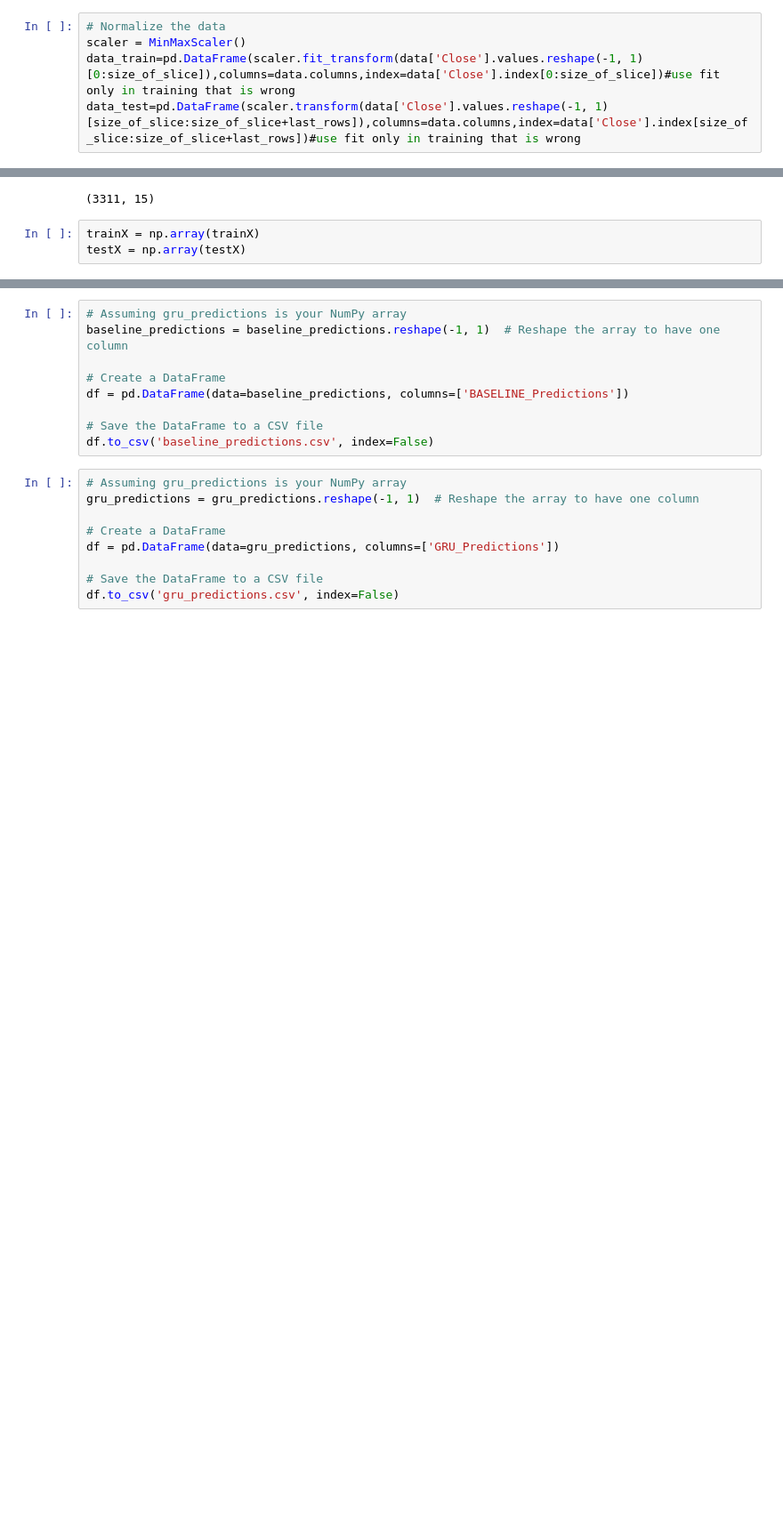
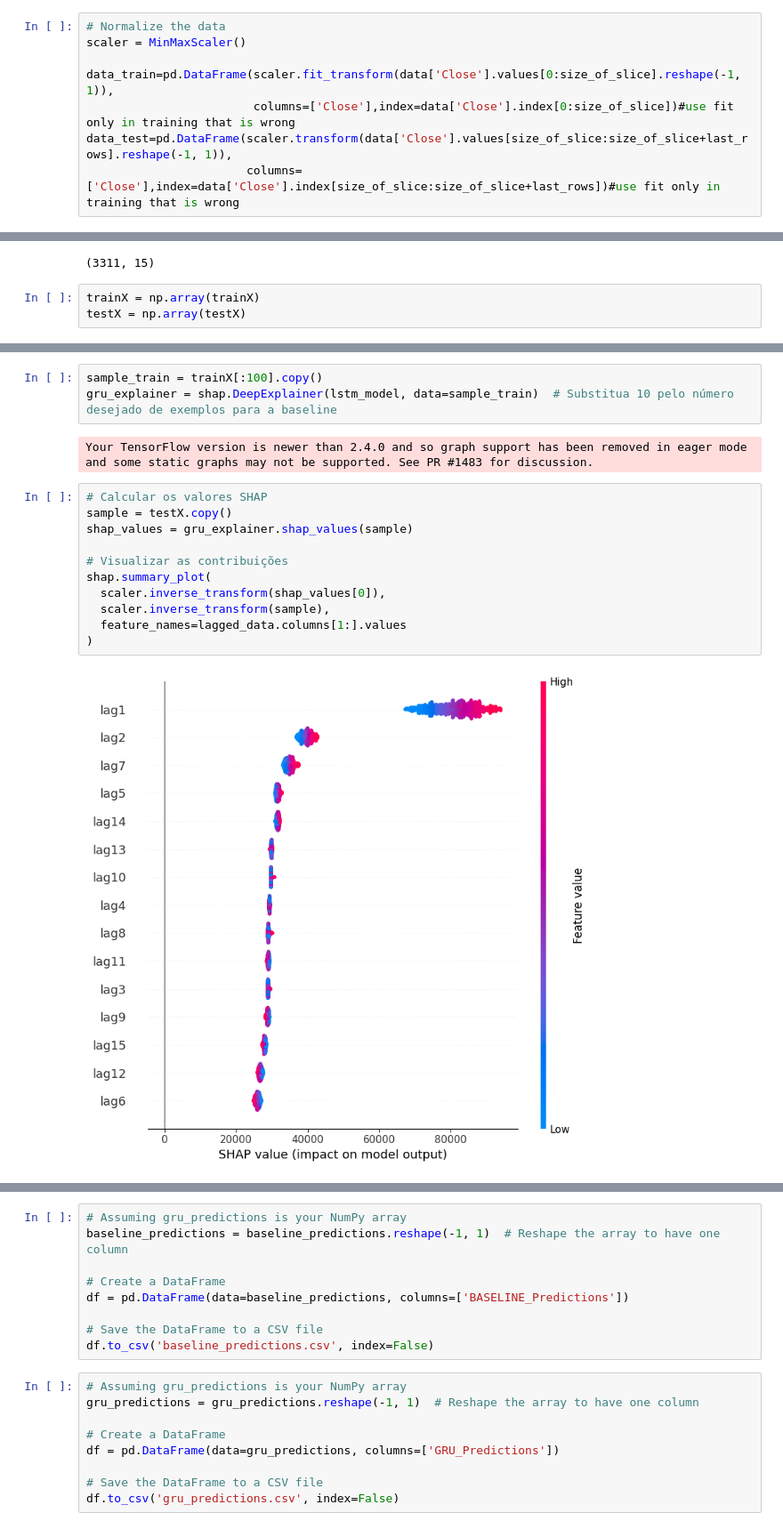
Before and after one commit to marreapato/Forecasting-BVSP-Deep-Learning, a Jupyter notebook: Baseline_Com_15Lags.ipynb, the cells around one changed output, grey strips where cells are left out. Shown at 89% size. Drawn from its saved outputs; the diff is of its cells as text; blank space fills up the shorter version.

```diff
--- a/Baseline_Com_15Lags.ipynb
+++ b/Baseline_Com_15Lags.ipynb
@@ -42,7 +68,10 @@ size_of_slice
 # %%
 # Normalize the data
 scaler = MinMaxScaler()
-data_train=pd.DataFrame(scaler.fit_transform(data['Close'].values.reshape(-1, 1)[0:size_of_slice]),columns=data.columns,index=data['Close'].index[0:size_of_slice])#use fit only in training that is wrong
-data_test=pd.DataFrame(scaler.transform(data['Close'].values.reshape(-1, 1)[size_of_slice:size_of_slice+last_rows]),columns=data.columns,index=data['Close'].index[size_of_slice:size_of_slice+last_rows])#use fit only in training that is wrong
+
+data_train=pd.DataFrame(scaler.fit_transform(data['Close'].values[0:size_of_slice].reshape(-1, 1)),
+                        columns=['Close'],index=data['Close'].index[0:size_of_slice])#use fit only in training that is wrong
+data_test=pd.DataFrame(scaler.transform(data['Close'].values[size_of_slice:size_of_slice+last_rows].reshape(-1, 1)),
+                       columns=['Close'],index=data['Close'].index[size_of_slice:size_of_slice+last_rows])#use fit only in training that is wrong
 # %%
 data_train=data_train.append(data_test)
@@ -308,0 +364,18 @@ biLSTM Model MASE: 0.11
+# %%
+sample_train = trainX[:100].copy()
+gru_explainer = shap.DeepExplainer(lstm_model, data=sample_train)  # Substitua 10 pelo número desejado de exemplos para a baseline
+# %% [output]
+Your TensorFlow version is newer than 2.4.0 and so graph support has been removed in eager mode and some static graphs may not be supported. See PR #1483 for discussion.
+# %%
+# Calcular os valores SHAP
+sample = testX.copy()
+shap_values = gru_explainer.shap_values(sample)
+
+# Visualizar as contribuições
+shap.summary_plot(
+  scaler.inverse_transform(shap_values[0]),
+  scaler.inverse_transform(sample),
+  feature_names=lagged_data.columns[1:].values
+)
+# %% [output]
+[figure, added]
```
Also changed, not shown: parts of 23 cells of this notebook.
